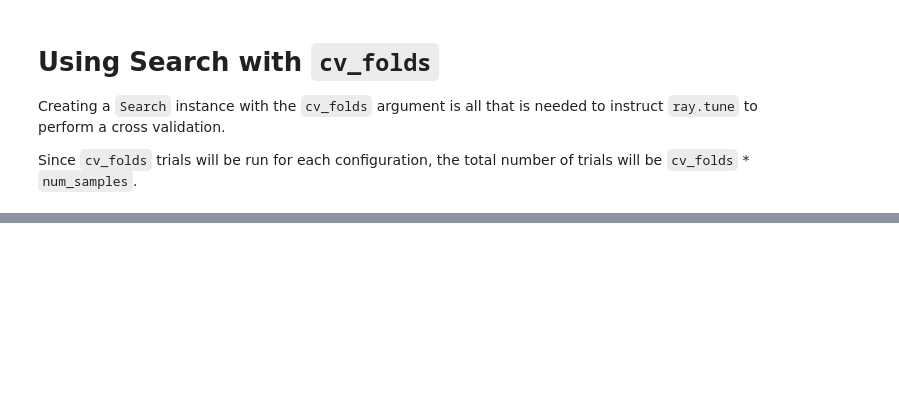
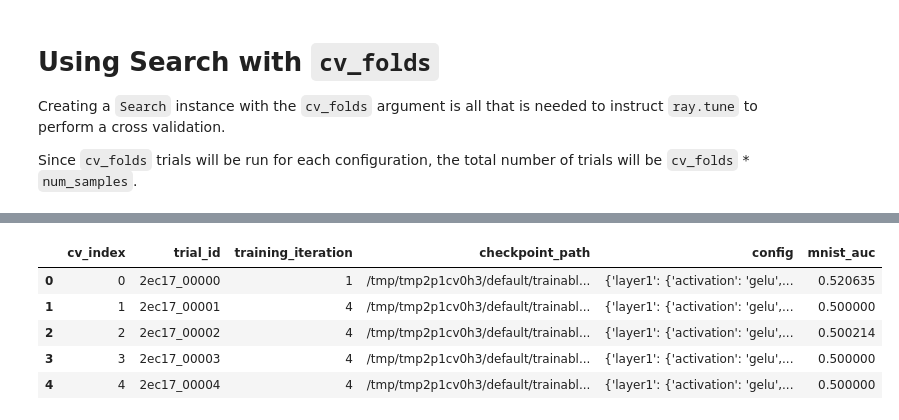
Before and after one commit to PathologyDataScience/glimr, a Jupyter notebook: examples/cross_validation.ipynb, the cells around one changed output, grey strips where cells are left out. Cells and saved outputs as stored; diff of their text form; code cells hidden in the pictures; blank space fills up the shorter version.

```diff
--- a/examples/cross_validation.ipynb
+++ b/examples/cross_validation.ipynb
@@ -322,0 +332,14 @@ def _enumerate_configs(df):
+# %%
+from glimr.analysis import top_cv_trials
+
+# all trials
+selected_models = top_cv_trials(exp_dir , metric='mnist_auc', mode="max", model_selection=None)
+selected_models = selected_models.sort_values(by=['trial_id']).reset_index(drop=True)
+selected_models.head(5)
+# %% [output]
+|  | cv_index | trial_id | training_iteration | checkpoint_path | config | mnist_auc |
+| 0 | 0 | 2ec17_00000 | 1 | /tmp/tmp2p1cv0h3/default/trainabl... | {'layer1': {'activation': 'gelu',... | 0.520635 |
+| 1 | 1 | 2ec17_00001 | 4 | /tmp/tmp2p1cv0h3/default/trainabl... | {'layer1': {'activation': 'gelu',... | 0.500000 |
+| 2 | 2 | 2ec17_00002 | 4 | /tmp/tmp2p1cv0h3/default/trainabl... | {'layer1': {'activation': 'gelu',... | 0.500214 |
+| 3 | 3 | 2ec17_00003 | 4 | /tmp/tmp2p1cv0h3/default/trainabl... | {'layer1': {'activation': 'gelu',... | 0.500000 |
+| 4 | 4 | 2ec17_00004 | 4 | /tmp/tmp2p1cv0h3/default/trainabl... | {'layer1': {'activation': 'gelu',... | 0.500000 |
```
Also changed, not shown: parts of 6 cells of this notebook.
